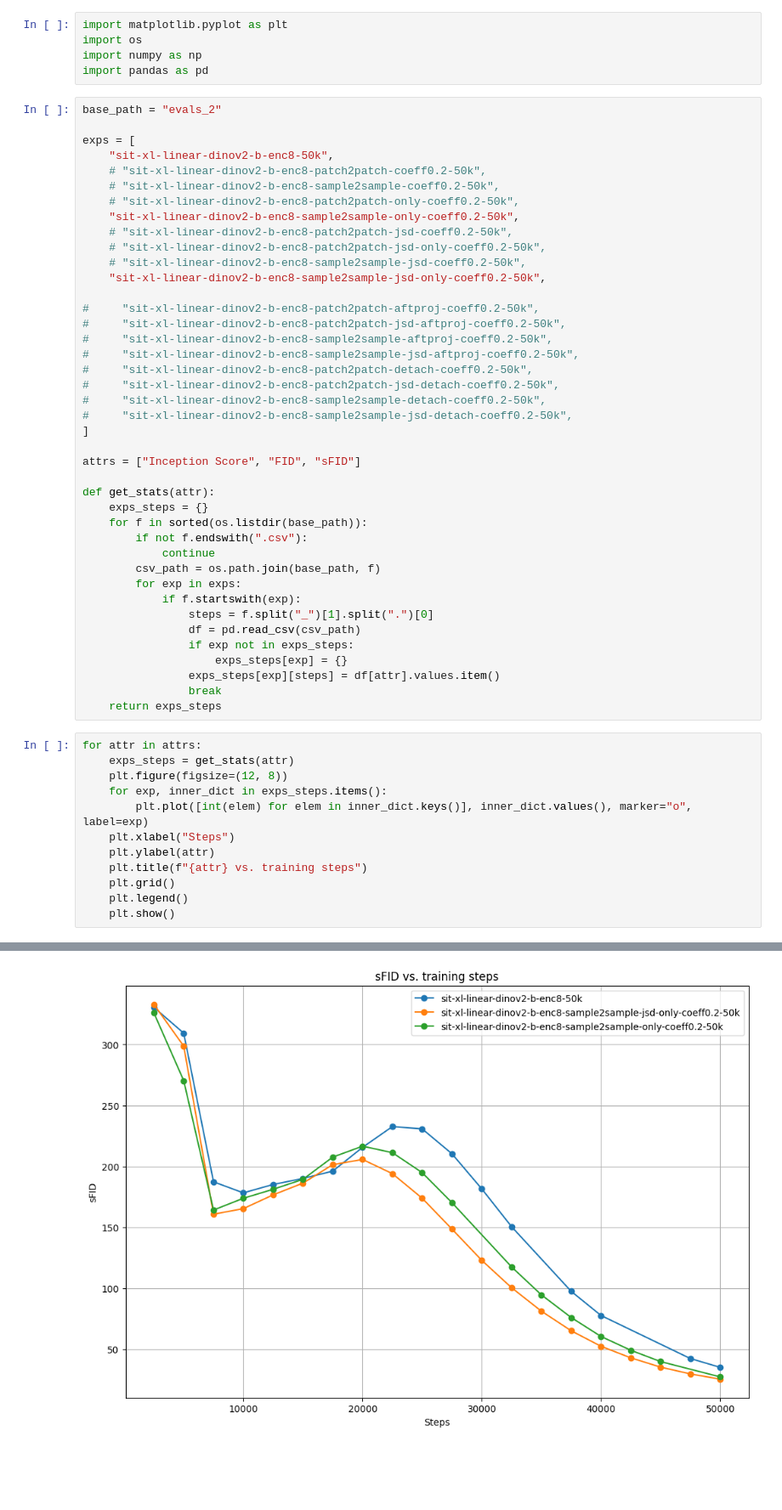
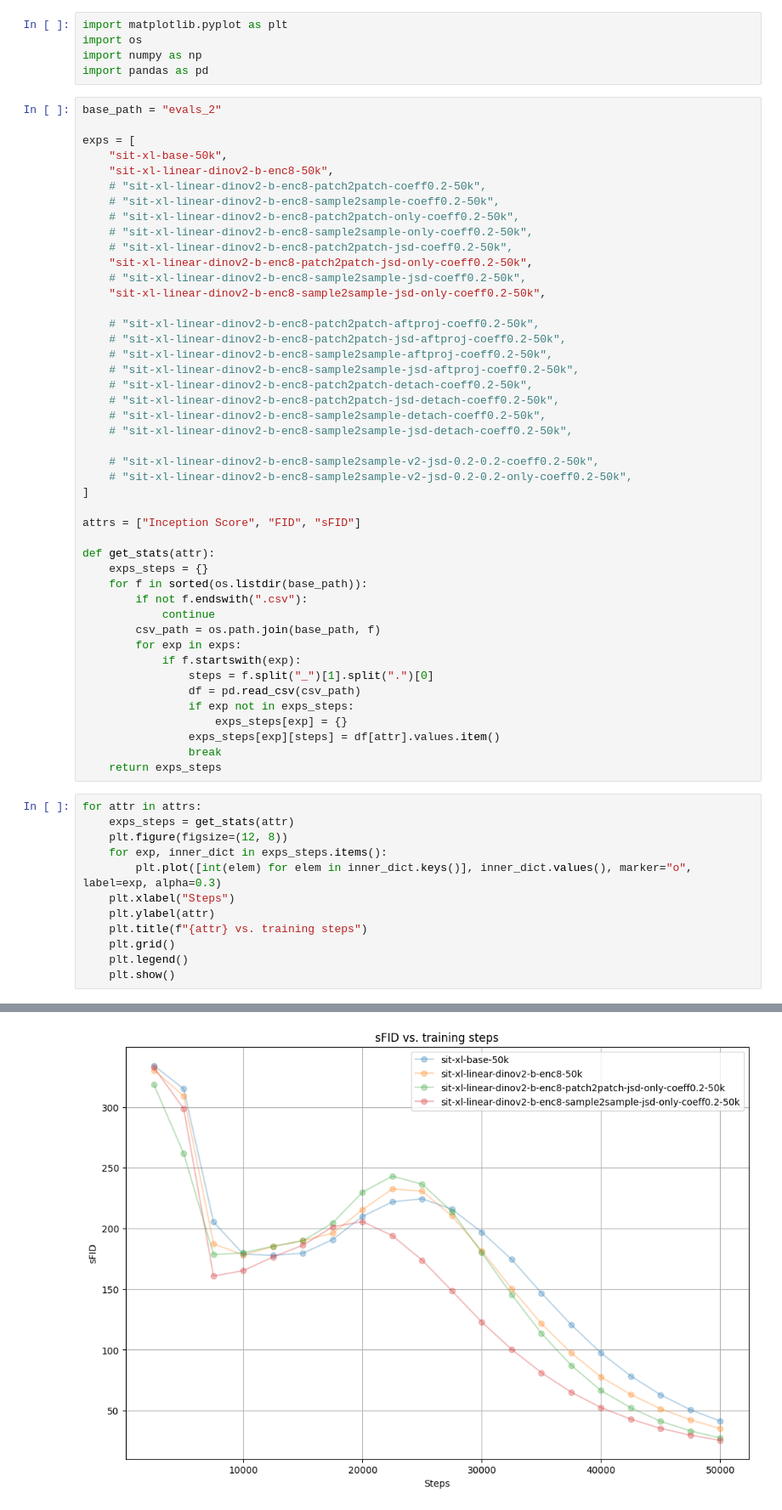
Before and after one commit to xingjianleng/REPA, a Jupyter notebook: notebooks/eval_2_plots.ipynb, the cells around one changed output, grey strips where cells are left out. Shown: that part at 85% size. Cells and saved outputs as stored; diff of their text form; blank space fills up the shorter version.

```diff
--- a/notebooks/eval_2_plots.ipynb
+++ b/notebooks/eval_2_plots.ipynb
@@ -13,24 +14,28 @@ import pandas as pd
 base_path = "evals_2"
 
 exps = [
+    "sit-xl-base-50k",
     "sit-xl-linear-dinov2-b-enc8-50k",
     # "sit-xl-linear-dinov2-b-enc8-patch2patch-coeff0.2-50k",
     # "sit-xl-linear-dinov2-b-enc8-sample2sample-coeff0.2-50k",
     # "sit-xl-linear-dinov2-b-enc8-patch2patch-only-coeff0.2-50k",
-    "sit-xl-linear-dinov2-b-enc8-sample2sample-only-coeff0.2-50k",
+    # "sit-xl-linear-dinov2-b-enc8-sample2sample-only-coeff0.2-50k",
     # "sit-xl-linear-dinov2-b-enc8-patch2patch-jsd-coeff0.2-50k",
-    # "sit-xl-linear-dinov2-b-enc8-patch2patch-jsd-only-coeff0.2-50k",
+    "sit-xl-linear-dinov2-b-enc8-patch2patch-jsd-only-coeff0.2-50k",
     # "sit-xl-linear-dinov2-b-enc8-sample2sample-jsd-coeff0.2-50k",
     "sit-xl-linear-dinov2-b-enc8-sample2sample-jsd-only-coeff0.2-50k",
 
-#     "sit-xl-linear-dinov2-b-enc8-patch2patch-aftproj-coeff0.2-50k",
-#     "sit-xl-linear-dinov2-b-enc8-patch2patch-jsd-aftproj-coeff0.2-50k",
-#     "sit-xl-linear-dinov2-b-enc8-sample2sample-aftproj-coeff0.2-50k",
-#     "sit-xl-linear-dinov2-b-enc8-sample2sample-jsd-aftproj-coeff0.2-50k",
-#     "sit-xl-linear-dinov2-b-enc8-patch2patch-detach-coeff0.2-50k",
-#     "sit-xl-linear-dinov2-b-enc8-patch2patch-jsd-detach-coeff0.2-50k",
-#     "sit-xl-linear-dinov2-b-enc8-sample2sample-detach-coeff0.2-50k",
-#     "sit-xl-linear-dinov2-b-enc8-sample2sample-jsd-detach-coeff0.2-50k",
+    # "sit-xl-linear-dinov2-b-enc8-patch2patch-aftproj-coeff0.2-50k",
+    # "sit-xl-linear-dinov2-b-enc8-patch2patch-jsd-aftproj-coeff0.2-50k",
+    # "sit-xl-linear-dinov2-b-enc8-sample2sample-aftproj-coeff0.2-50k",
+    # "sit-xl-linear-dinov2-b-enc8-sample2sample-jsd-aftproj-coeff0.2-50k",
+    # "sit-xl-linear-dinov2-b-enc8-patch2patch-detach-coeff0.2-50k",
+    # "sit-xl-linear-dinov2-b-enc8-patch2patch-jsd-detach-coeff0.2-50k",
+    # "sit-xl-linear-dinov2-b-enc8-sample2sample-detach-coeff0.2-50k",
+    # "sit-xl-linear-dinov2-b-enc8-sample2sample-jsd-detach-coeff0.2-50k",
+
+    # "sit-xl-linear-dinov2-b-enc8-sample2sample-v2-jsd-0.2-0.2-coeff0.2-50k",
+    # "sit-xl-linear-dinov2-b-enc8-sample2sample-v2-jsd-0.2-0.2-only-coeff0.2-50k",
 ]
 
 attrs = ["Inception Score", "FID", "sFID"]
@@ -55,7 +60,7 @@ for attr in attrs:
     exps_steps = get_stats(attr)
     plt.figure(figsize=(12, 8))
     for exp, inner_dict in exps_steps.items():
-        plt.plot([int(elem) for elem in inner_dict.keys()], inner_dict.values(), marker="o", label=exp)
+        plt.plot([int(elem) for elem in inner_dict.keys()], inner_dict.values(), marker="o", label=exp, alpha=0.3)
     plt.xlabel("Steps")
     plt.ylabel(attr)
     plt.title(f"{attr} vs. training steps")
@@ -68 +73 @@ for attr in attrs:
-[figure, old version]
+[figure, new version]
```
Also changed, not shown: parts of 2 cells of this notebook, 1 other file.
